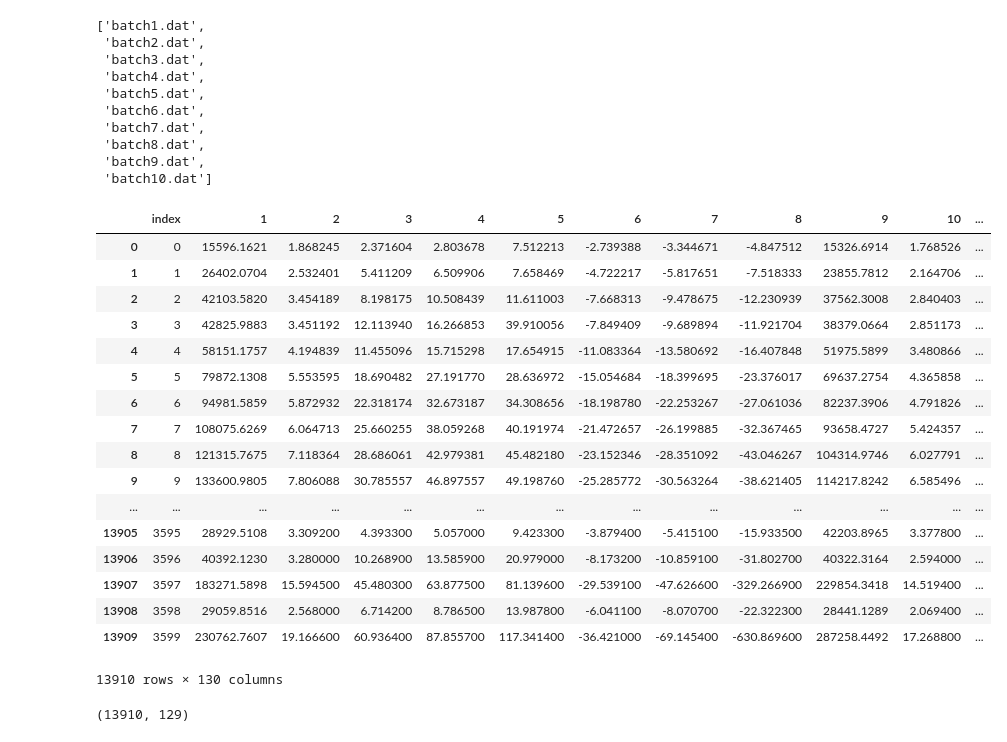
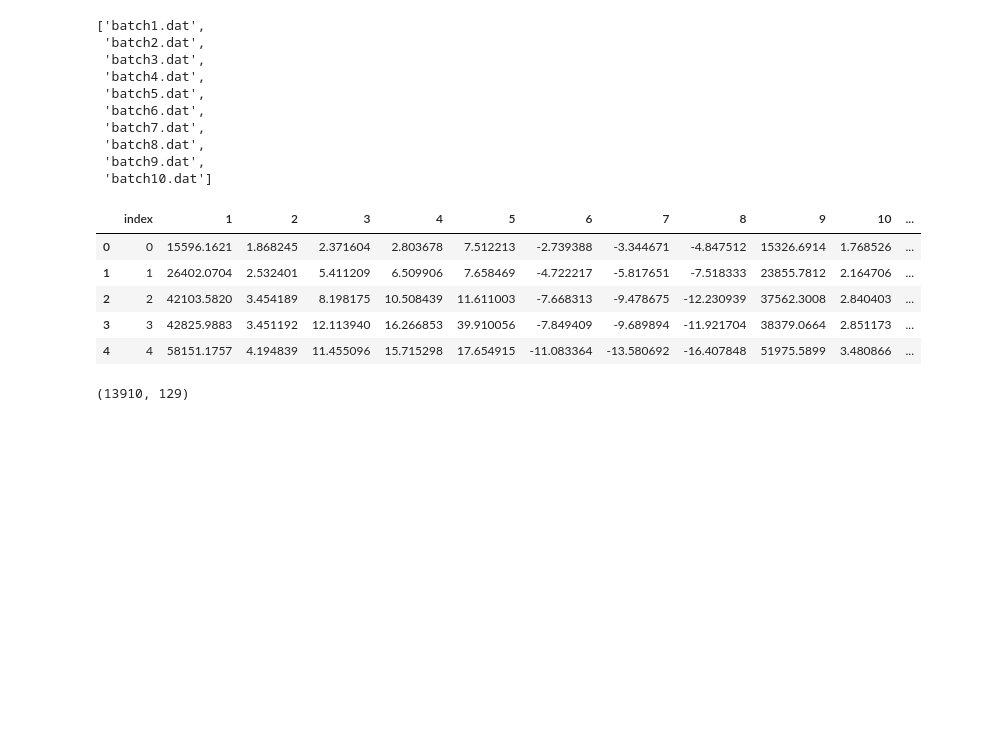
Before and after one commit to hoeztutar/drift_behaviour, a Jupyter notebook: Exploration/Gas Sensor.ipynb, the cells around one changed output. Saved outputs shown, nothing was run; the diff lists cells and outputs as text; code cells hidden in the pictures; blank space fills up the shorter version.

```diff
--- a/Exploration/Gas Sensor.ipynb
+++ b/Exploration/Gas Sensor.ipynb
@@ -28,34 +28,22 @@ files
 # %%
 all_data = pd.DataFrame(columns=range(1,129))
 
 from sklearn.datasets import load_svmlight_file
 
 for f in files:
     X, y = load_svmlight_file('../data/GasSensor/'+f)
     df = pd.DataFrame(X.toarray(), columns=range(1,129))
     df['class'] = y
     df['class'] = df['class'].astype(int)
     all_data = pd.concat([all_data, df])
-all_data.reset_index()
+all_data.reset_index().head()
 # %% [output]
 |  | index | 1 | 2 | 3 | 4 | 5 | 6 | 7 | 8 | 9 | 10 | ... |
 | 0 | 0 | 15596.1621 | 1.868245 | 2.371604 | 2.803678 | 7.512213 | -2.739388 | -3.344671 | -4.847512 | 15326.6914 | 1.768526 | ... |
 | 1 | 1 | 26402.0704 | 2.532401 | 5.411209 | 6.509906 | 7.658469 | -4.722217 | -5.817651 | -7.518333 | 23855.7812 | 2.164706 | ... |
 | 2 | 2 | 42103.5820 | 3.454189 | 8.198175 | 10.508439 | 11.611003 | -7.668313 | -9.478675 | -12.230939 | 37562.3008 | 2.840403 | ... |
 | 3 | 3 | 42825.9883 | 3.451192 | 12.113940 | 16.266853 | 39.910056 | -7.849409 | -9.689894 | -11.921704 | 38379.0664 | 2.851173 | ... |
 | 4 | 4 | 58151.1757 | 4.194839 | 11.455096 | 15.715298 | 17.654915 | -11.083364 | -13.580692 | -16.407848 | 51975.5899 | 3.480866 | ... |
-| 5 | 5 | 79872.1308 | 5.553595 | 18.690482 | 27.191770 | 28.636972 | -15.054684 | -18.399695 | -23.376017 | 69637.2754 | 4.365858 | ... |
-| 6 | 6 | 94981.5859 | 5.872932 | 22.318174 | 32.673187 | 34.308656 | -18.198780 | -22.253267 | -27.061036 | 82237.3906 | 4.791826 | ... |
-| 7 | 7 | 108075.6269 | 6.064713 | 25.660255 | 38.059268 | 40.191974 | -21.472657 | -26.199885 | -32.367465 | 93658.4727 | 5.424357 | ... |
-| 8 | 8 | 121315.7675 | 7.118364 | 28.686061 | 42.979381 | 45.482180 | -23.152346 | -28.351092 | -43.046267 | 104314.9746 | 6.027791 | ... |
-| 9 | 9 | 133600.9805 | 7.806088 | 30.785557 | 46.897557 | 49.198760 | -25.285772 | -30.563264 | -38.621405 | 114217.8242 | 6.585496 | ... |
-| ... | ... | ... | ... | ... | ... | ... | ... | ... | ... | ... | ... | ... |
-| 13905 | 3595 | 28929.5108 | 3.309200 | 4.393300 | 5.057000 | 9.423300 | -3.879400 | -5.415100 | -15.933500 | 42203.8965 | 3.377800 | ... |
-| 13906 | 3596 | 40392.1230 | 3.280000 | 10.268900 | 13.585900 | 20.979000 | -8.173200 | -10.859100 | -31.802700 | 40322.3164 | 2.594000 | ... |
-| 13907 | 3597 | 183271.5898 | 15.594500 | 45.480300 | 63.877500 | 81.139600 | -29.539100 | -47.626600 | -329.266900 | 229854.3418 | 14.519400 | ... |
-| 13908 | 3598 | 29059.8516 | 2.568000 | 6.714200 | 8.786500 | 13.987800 | -6.041100 | -8.070700 | -22.322300 | 28441.1289 | 2.069400 | ... |
-| 13909 | 3599 | 230762.7607 | 19.166600 | 60.936400 | 87.855700 | 117.341400 | -36.421000 | -69.145400 | -630.869600 | 287258.4492 | 17.268800 | ... |
-13910 rows × 130 columns
 # %%
 all_data['class'] = all_data['class'].astype(int)
 # %%
```
Also changed, not shown: 26 other files.
